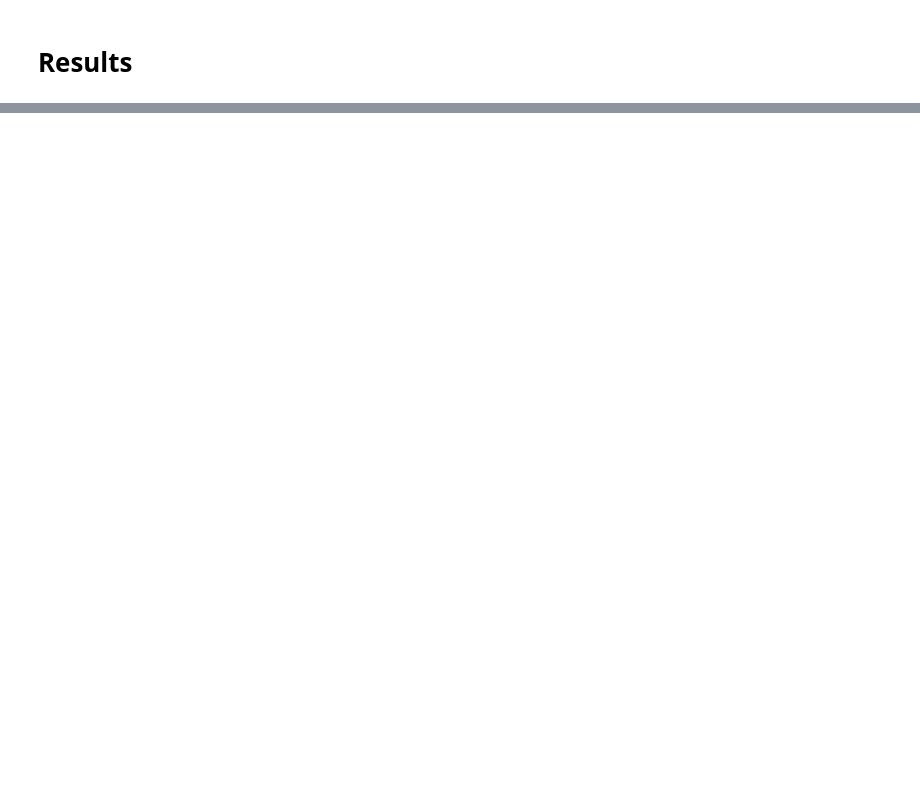
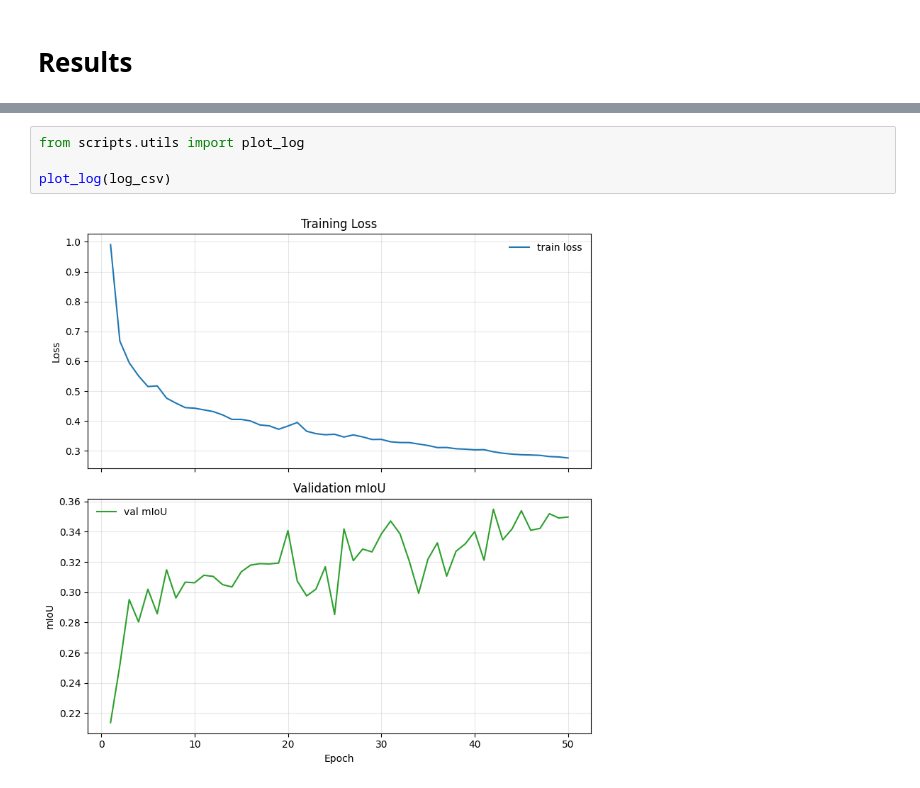
Before and after one commit to annanasnas/semantic_segmentation-25, a Jupyter notebook: FDA.ipynb, the cells around one changed output, grey strips where cells are left out. Drawn from its saved outputs; the diff is of its cells as text; blank space fills up the shorter version.

```diff
--- a/FDA.ipynb
+++ b/FDA.ipynb
@@ -249,0 +248,6 @@ Mean IoU: 34.9757
+# %%
+from scripts.utils import plot_log
+
+plot_log(log_csv)
+# %% [output]
+[figure, added]
```
Also changed, not shown: parts of 10 cells of this notebook, 1 other file.
